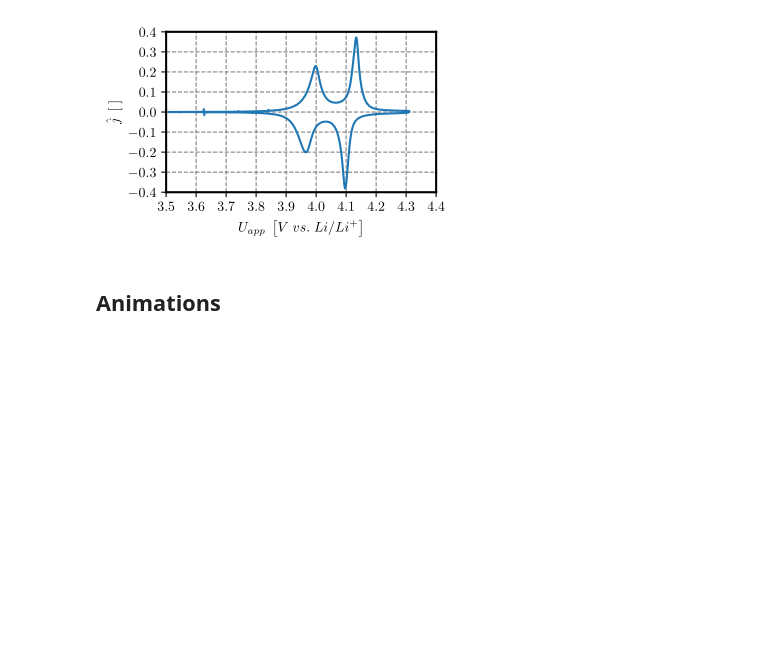
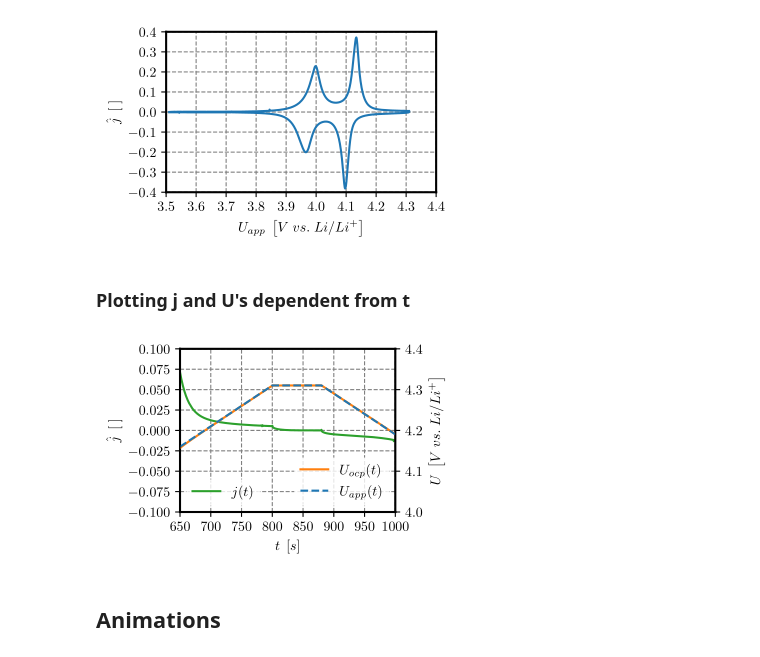
Before and after one commit to willi-z/batmania, a Jupyter notebook: SPM_Zhang.ipynb, the cells around one changed output. Cells and saved outputs as stored; diff of their text form; code cells hidden in the pictures; blank space fills up the shorter version.

```diff
--- a/SPM_Zhang.ipynb
+++ b/SPM_Zhang.ipynb
@@ -680,6 +775,7 @@ Us = df.get_column("U").view()
 ts = df.get_column("t").view()
 Is = df.get_column("I").view()
 js = df.get_column("j").view()
+cs = df.get_column("c_surf").view()
 # %% [markdown]
 ### Plotting j(U_app)
 # %%
@@ -731,6 +827,84 @@ if store_images:
 fig
 # %% [output]
 [figure]
+# %% [markdown]
+### Plotting j and U's dependent from t
+# %%
+import matplotlib.pyplot as plt
+from matplotlib.ticker import AutoMinorLocator
+from helpers import set_size
+
+Uocp = np.zeros(len(cs))
+for i in range(len(cs)):
+    Uocp[i] = U_ocp_ext(cs[i] / electrode["c_max"])
+
+p_change = 0.84
+t_min = p_change * t_change
+t_max = x_min + t_hold + 2 * (1 - p_change) * t_change
+
+
+fig,ax = plt.subplots(figsize=set_size(245))
+
+ax.xaxis.grid(which='both', color='gray', linestyle='dashed')
+ax.yaxis.grid(color='gray', linestyle='dashed')
+
+ax.set_xlabel(r"$t \; \left[ s \right]$")
+ax.set_ylabel(r"$\hat{j} \; \left[ \; \right]$")
+
+for axis in ['top', 'bottom', 'left', 'right']:
+    ax.spines[axis].set_color('black')
+    ax.spines[axis].set_linewidth(1.5)
+
+ax2 = ax.twinx()
+ax2.set_ylabel(r"$U \; \left[ V \; vs. \; Li/Li^+ \right]$")
+ax2.tick_params(axis='y')
+
+ax.plot(ts, js, label=r"$j(t)$",
+        color="#2ca02c"
+        )
+ax2.plot(ts, Uocp, label=r"$U_{ocp}(t)$",
+         color="#ff7f0e",
+         )
+ax2.plot(ts, Us, label=r"$U_{app}(t)$",
+         color="#1f77b4",
+         linestyle="dashed")
+
+
+nx = 8
+dx = np.ceil((x_max - x_min) / nx / 10) * 10
+x_min = np.floor(t_min / dx) * dx
+x_max = np.ceil(t_max / dx) * dx
+ax.set_xticks(np.linspace(x_min, x_max, nx))
+ax.set_xlim([x_min, x_max])
+
+
+ny = 9
+dy = np.ceil((y_max - y_min) / nx / 10) * 10
+y_min = -0.1
+y_max = 0.1
+ax.set_yticks(np.linspace(y_min, y_max, ny))
+ax.set_ylim([y_min, y_max])
+
+ny = 5
+y_min = 4.0
+y_max = 4.4
+ax2.set_yticks(np.round(np.linspace(y_min, y_max, ny)*10)/10)
+ax2.set_ylim([y_min, y_max])
+
+ax.legend(loc='lower left',
+          edgecolor='white',
+          fancybox=False, frameon=True)
+ax2.legend(loc='lower right',
+          edgecolor='white',
+          fancybox=False, frameon=True)
+fig.tight_layout(pad=0)
+
+if store_images:
+    plt.savefig(result_path / ("sol_" + curr_variant + "_j_U(t).pgf"))
+
+fig
+# %% [output]
+[figure, added]
 # %% [markdown]
 ## Animations
 # %%
```
Also changed, not shown: parts of 11 cells of this notebook.
